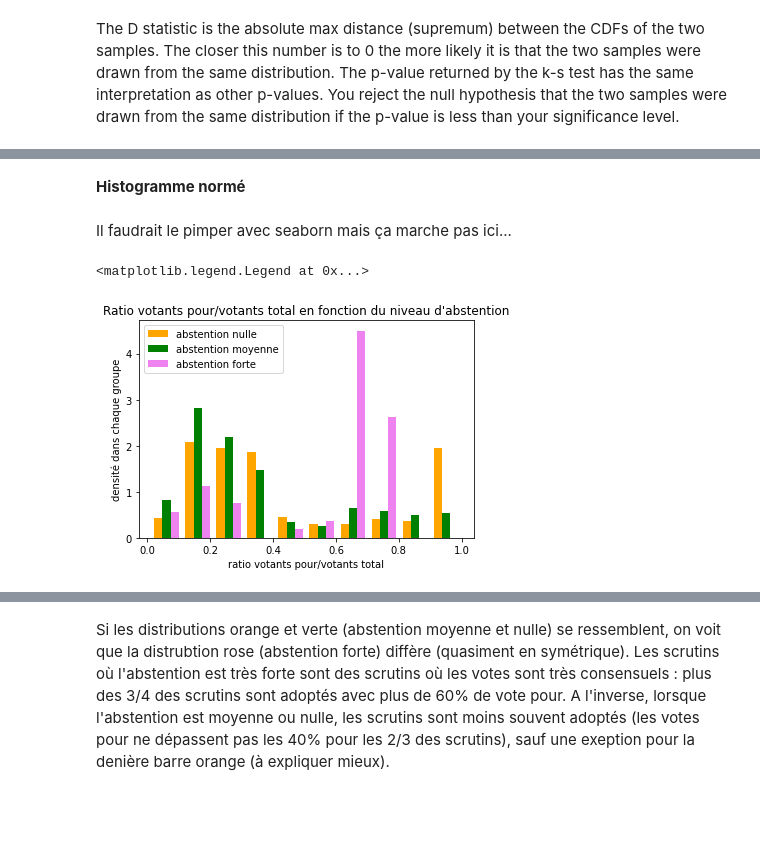
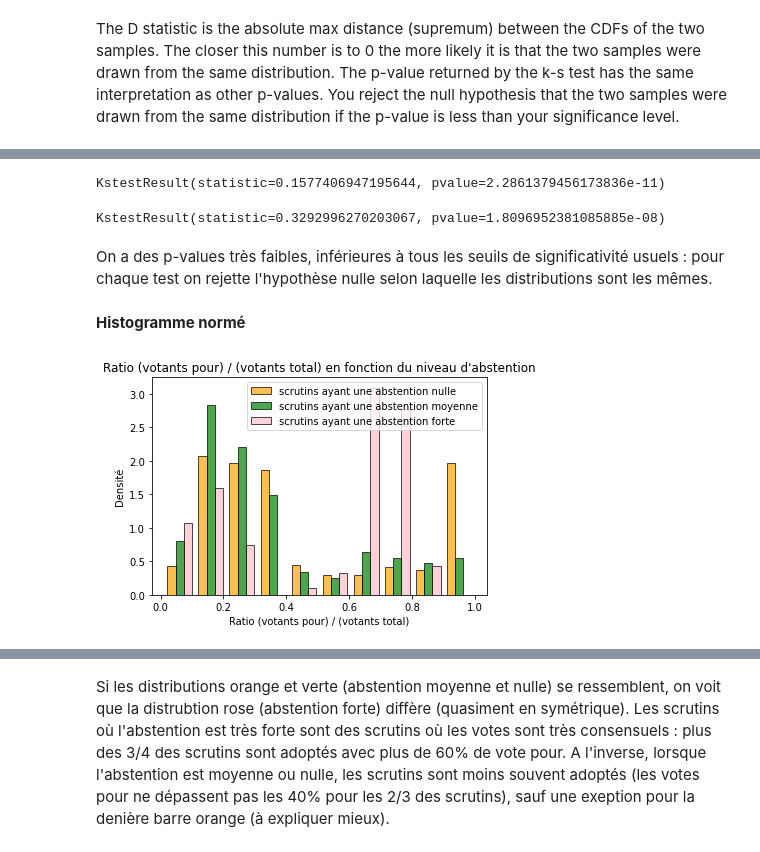
Before and after one commit to claralga/StatApp, a Jupyter notebook: statistiques_scrutins.ipynb, the cells around one changed output, grey strips where cells are left out. Cells and saved outputs as stored; diff of their text form; code cells hidden in the pictures; blank space fills up the shorter version.

Commit message:
graph et valeur seuil

```diff
--- a/statistiques_scrutins.ipynb
+++ b/statistiques_scrutins.ipynb
@@ -165,4 +150,6 @@ moyenne à 4,6% et 3ème quartile à 6,7% => le max est vraiment très max donc
+# %%
+seuil = df_scrutin['ratioabstention'].quantile(q = [0.97])
 # %%
 df_scrutin0 = df_scrutin[df_scrutin['ratioabstention'].isin([0])]
-df_scrutin1 = df_scrutin[(df_scrutin['ratioabstention'] >0) & (df_scrutin['ratioabstention']< 0.20)]
-df_scrutin2 = df_scrutin[df_scrutin['ratioabstention'] >= 0.20]
+df_scrutin1 = df_scrutin[(df_scrutin['ratioabstention'] >0) & (df_scrutin['ratioabstention']< seuil)]
+df_scrutin2 = df_scrutin[df_scrutin['ratioabstention'] >= seuil]
@@ -261,14 +192,22 @@ KstestResult(statistic=1.0, pvalue=0.0)
+# %%
+stats.ks_2samp(pourcentagepourdf0,pourcentagepourdf1)
+# %% [output]
+KstestResult(statistic=0.1577406947195644, pvalue=2.2861379456173836e-11)
+# %%
+stats.ks_2samp(pourcentagepourdf0,pourcentagepourdf2)
+# %% [output]
+KstestResult(statistic=0.3292996270203067, pvalue=1.8096952381085885e-08)
+# %% [markdown]
+On a des p-values très faibles, inférieures à tous les seuils de significativité usuels : pour chaque test on rejette l'hypothèse nulle selon laquelle les distributions sont les mêmes.
 # %% [markdown]
 **Histogramme normé**
-# %% [markdown]
-Il faudrait le pimper avec seaborn mais ça marche pas ici...
 # %%
-plt.hist([pourcentagepourdf0, pourcentagepourdf1, pourcentagepourdf2], color = ['orange', 'green', 'violet'],
-            histtype = 'bar', label = ['abstention nulle', 'abstention moyenne', 'abstention forte'], density = True)
-plt.xlabel('ratio votants pour/votants total')
-plt.ylabel('densité dans chaque groupe')
-plt.title("Ratio votants pour/votants total en fonction du niveau d'abstention")
+plt.hist([pourcentagepourdf0, pourcentagepourdf1, pourcentagepourdf2], edgecolor = 'black', color = ['orange', 'green', 'pink'], alpha = 0.7,
+            histtype = 'bar', label = ['scrutins ayant une abstention nulle', 'scrutins ayant une abstention moyenne', 'scrutins ayant une abstention forte'], density = True)
+plt.xlabel('Ratio (votants pour) / (votants total)')
+plt.ylabel('Densité')
+plt.title("Ratio (votants pour) / (votants total) en fonction du niveau d'abstention")
 plt.legend()
+plt.savefig('hist.png')
 # %% [output]
-<matplotlib.legend.Legend at 0x...>
-[figure, old version]
+[figure, new version]
```
Also changed, not shown: parts of 38 cells of this notebook.
